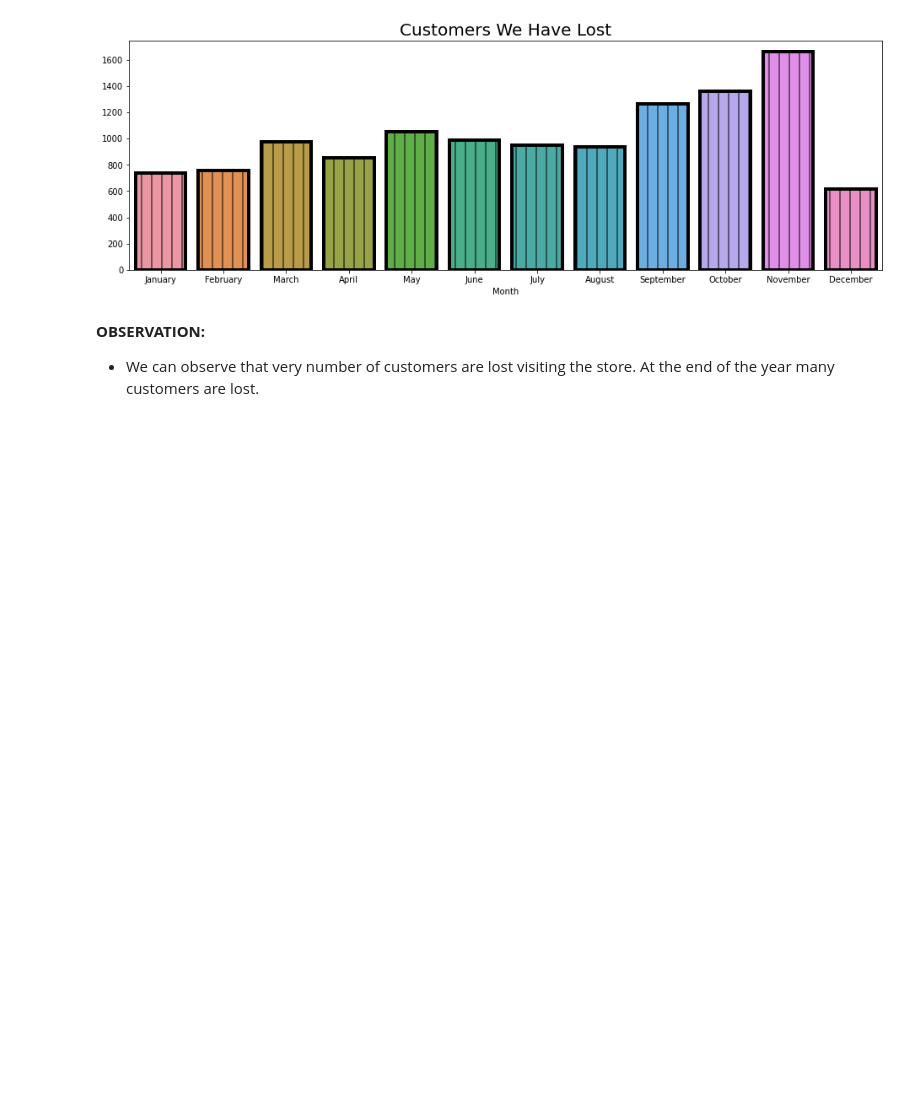
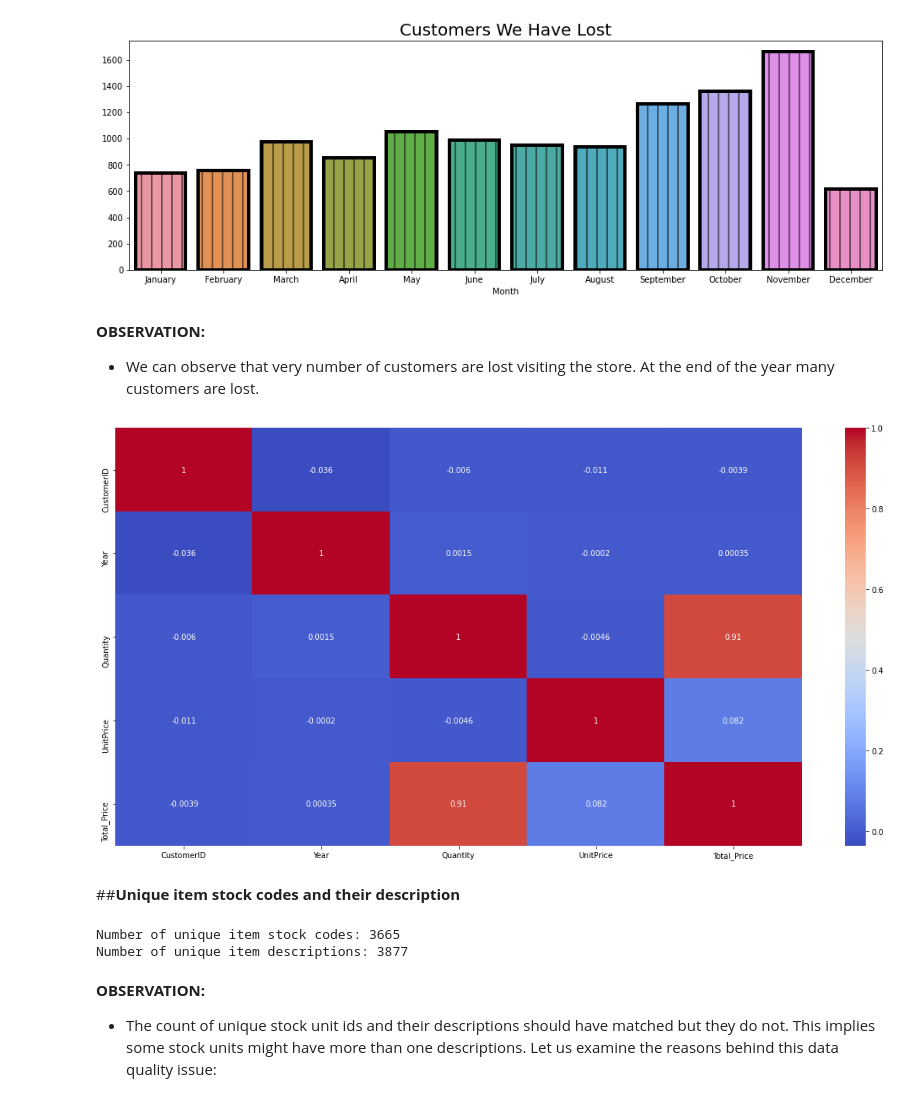
Before and after one commit to humant01/Customer-Segmentation, a Jupyter notebook: Online_Retail_Customer_Segmentation_Capstone_Project.ipynb, the cells around one changed output. Cells and saved outputs as stored; diff of their text form; code cells hidden in the pictures; blank space fills up the shorter version.

```diff
--- a/Online_Retail_Customer_Segmentation_Capstone_Project.ipynb
+++ b/Online_Retail_Customer_Segmentation_Capstone_Project.ipynb
@@ -949,3 +956,24 @@ sns.barplot(lost_customers.index, lost_customers.values, order=months,lw=4,
 **OBSERVATION:**
 
 * We can observe that very number of customers are lost visiting the store. At the end of the year many customers are lost.
+# %%
+#finding Correlation
+fig, ax = plt.subplots(figsize = ( 20 , 10 ))
+correlation = customerDF.corr()
+sns.heatmap(correlation, annot=True, cmap='coolwarm')
+fig.savefig('Heatmap2')
+# %% [output]
+[figure, added]
+# %% [markdown]
+##**Unique item stock codes and their description**
+# %%
+#Find number of unique items in stock
+print(f"Number of unique item stock codes: {len(customerDF.StockCode.unique())}")
+print(f"Number of unique item descriptions: {len(customerDF.Description.unique())}")
+# %% [output]
+Number of unique item stock codes: 3665
+Number of unique item descriptions: 3877
+# %% [markdown]
+**OBSERVATION:**
+
+* The count of unique stock unit ids and their descriptions should have matched but they do not. This implies some stock units might have more than one descriptions. Let us examine the reasons behind this data quality issue:
```
Also changed, not shown: parts of 31 cells of this notebook.
